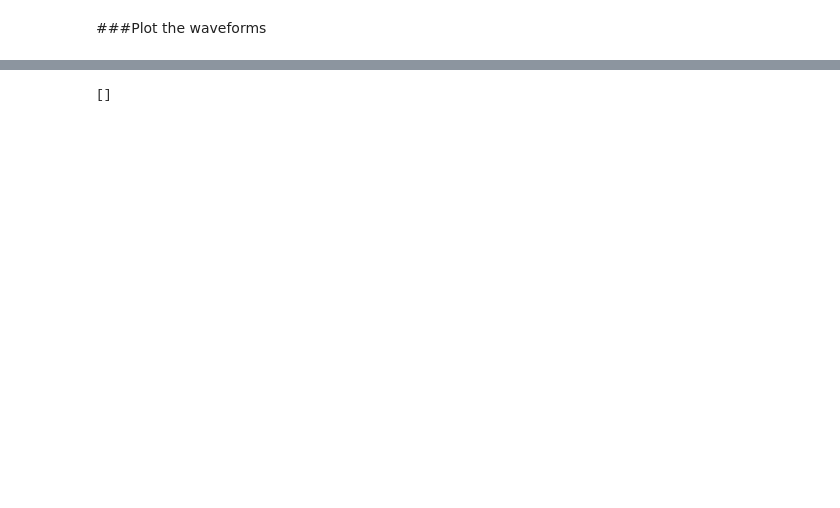
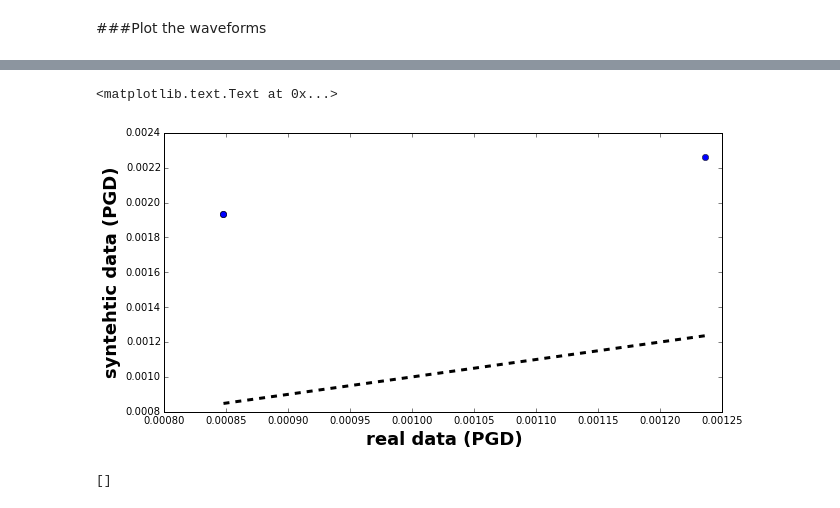
Before and after one commit to irenemolinari/tides_preparation, a Jupyter notebook: model_validation.ipynb, the cells around one changed output, grey strips where cells are left out. Drawn from its saved outputs; the diff is of its cells as text; code cells hidden in the pictures; blank space fills up the shorter version.

```diff
--- a/model_validation.ipynb
+++ b/model_validation.ipynb
@@ -175,3 +236,18 @@ for i, real_wf in enumerate(real_wfs_cp):
+# %%
+# Calculate PGD and scatter plot
+pgd_syn = syn_wfs_cp.max()
+pgd_real = real_wfs_cp.max()
+
+plt.figure(figsize=(10, 5))
+plt.plot(np.abs(pgd_real)/1.e9, np.abs(pgd_syn), 'o')
+plt.plot([min(np.abs(pgd_real))/1.e9, max(np.abs(pgd_real))/1.e9],
+         [min(np.abs(pgd_real))/1.e9, max(np.abs(pgd_real))/1.e9],
+         'k--', lw=3)
+plt.xlabel('real data (PGD)', size=18, weight='bold')
+plt.ylabel('syntehtic data (PGD)', size=18, weight='bold')
+# %% [output]
+<matplotlib.text.Text at 0x...>
+[figure, added]
 # %%
 #################### TRASH #########################
 
```
Also changed, not shown: parts of 11 cells of this notebook.
